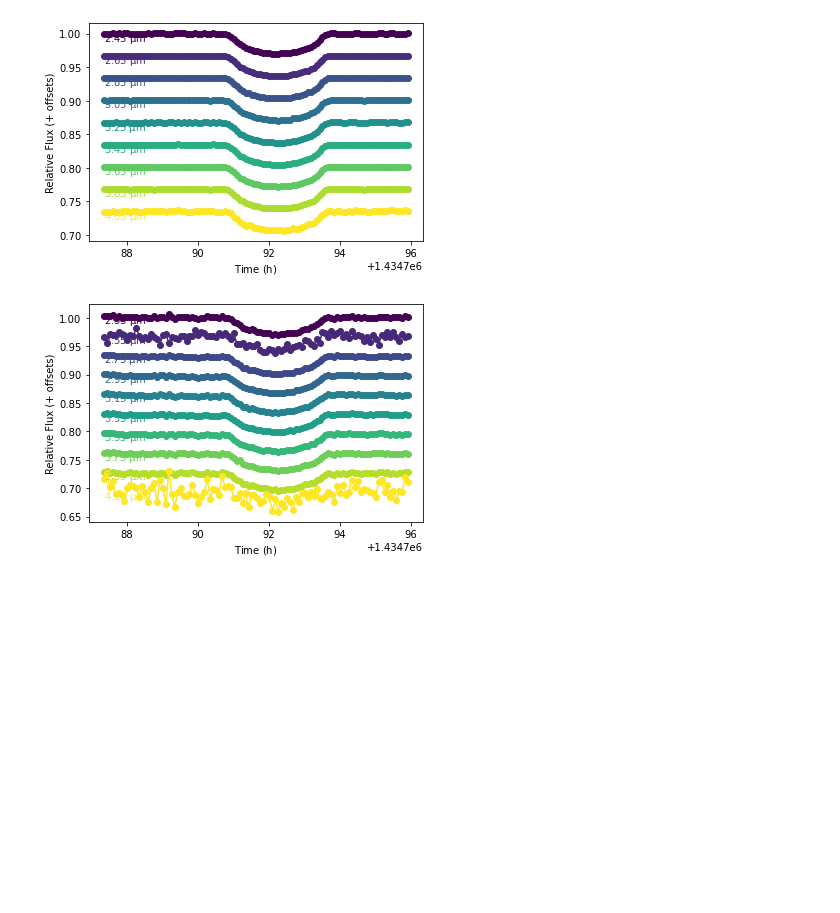
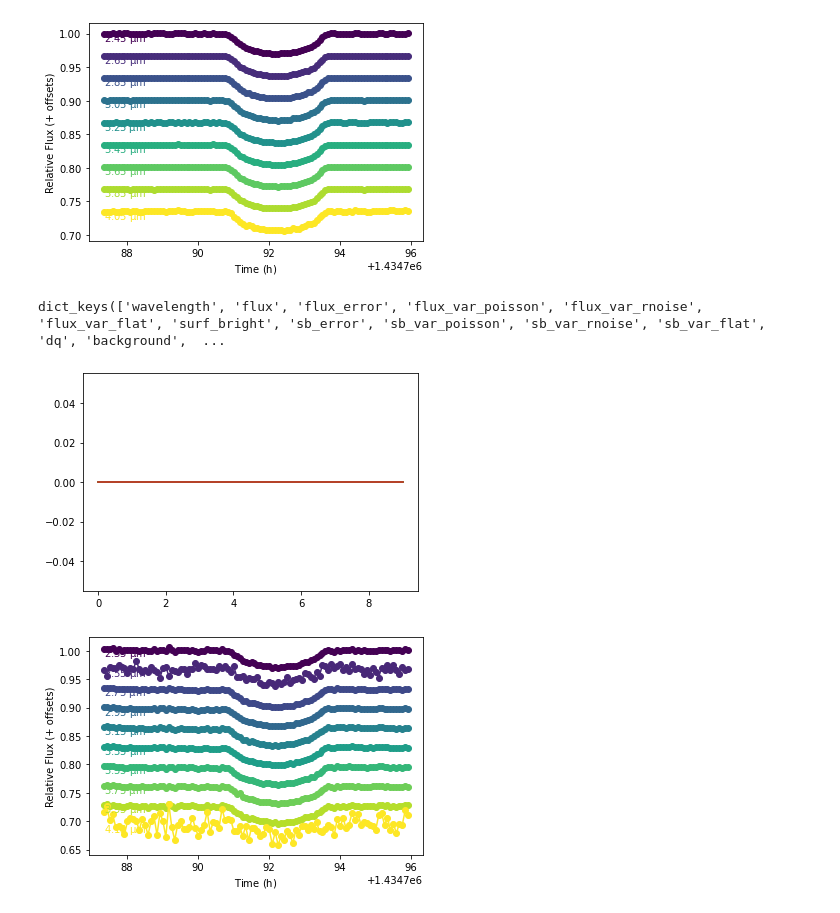
Before and after one commit to catrionamurray/chromatic_fitting, a Jupyter notebook: Eureka_test.ipynb, the cells around one changed output. Saved outputs shown, nothing was run; the diff lists cells and outputs as text; code cells hidden in the pictures; blank space fills up the shorter version.

```diff
--- a/Eureka_test.ipynb
+++ b/Eureka_test.ipynb
@@ -30,6 +30,14 @@ rn = r_eureka_binned.normalize()
 rn.plot()
 # %% [output]
 [figure]
+# %%
+r_jwst_binned.fluxlike.keys()
+# %% [output]
+dict_keys(['wavelength', 'flux', 'flux_error', 'flux_var_poisson', 'flux_var_rnoise', 'flux_var_flat', 'surf_bright', 'sb_error', 'sb_var_poisson', 'sb_var_rnoise', 'sb_var_flat', 'dq', 'background',  ...
+# %%
+plt.plot(r_jwst_binned.bkgd_var_rnoise);
+# %% [output]
+[figure, added]
 # %%
 r_jwst_binned.normalize().plot()
 # %% [output]
```
Also changed, not shown: 2 other files.
